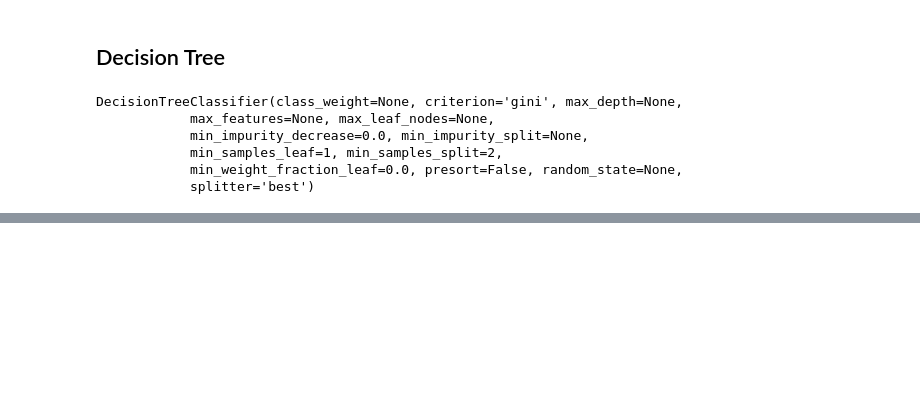
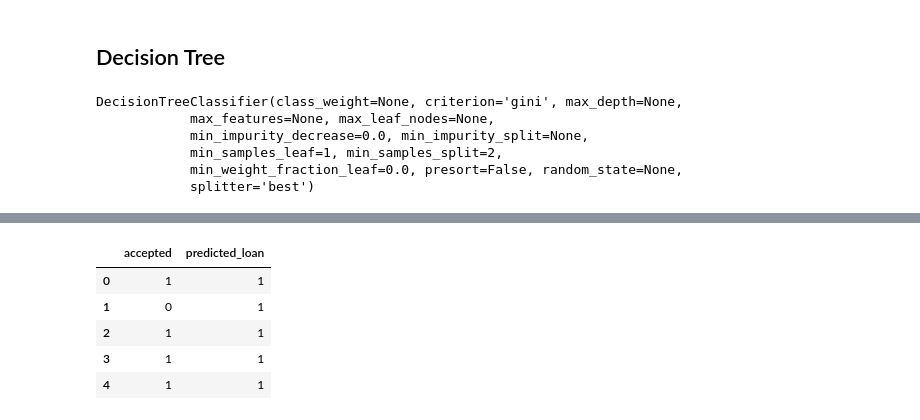
Before and after one commit to Arvind-capstone/Capstone-project, a Jupyter notebook: Capstone.ipynb, the cells around one changed output, grey strips where cells are left out. Saved outputs shown, nothing was run; the diff lists cells and outputs as text; code cells hidden in the pictures; blank space fills up the shorter version.

```diff
--- a/Capstone.ipynb
+++ b/Capstone.ipynb
@@ -306,0 +577,9 @@ print(accuracy_score(y_test, predictions))
+# %%
+Final = np.array(y_test)
+df = pd.DataFrame(data=Final)
+# %%
+final_results = pd.concat([df, Data.accepted], axis =1)
+# %%
+final_results['predicted_loan'] = predictions
+# %%
+final_results = final_results[[ 'accepted' ,'predicted_loan']].reset_index(drop = True)
@@ -306,0 +596,9 @@ print(accuracy_score(y_test, predictions))
+# %%
+final_results.head()
+# %% [output]
+|  | accepted | predicted_loan |
+| 0 | 1 | 1 |
+| 1 | 0 | 1 |
+| 2 | 1 | 1 |
+| 3 | 1 | 1 |
+| 4 | 1 | 1 |
```
Also changed, not shown: parts of 34 cells of this notebook.
